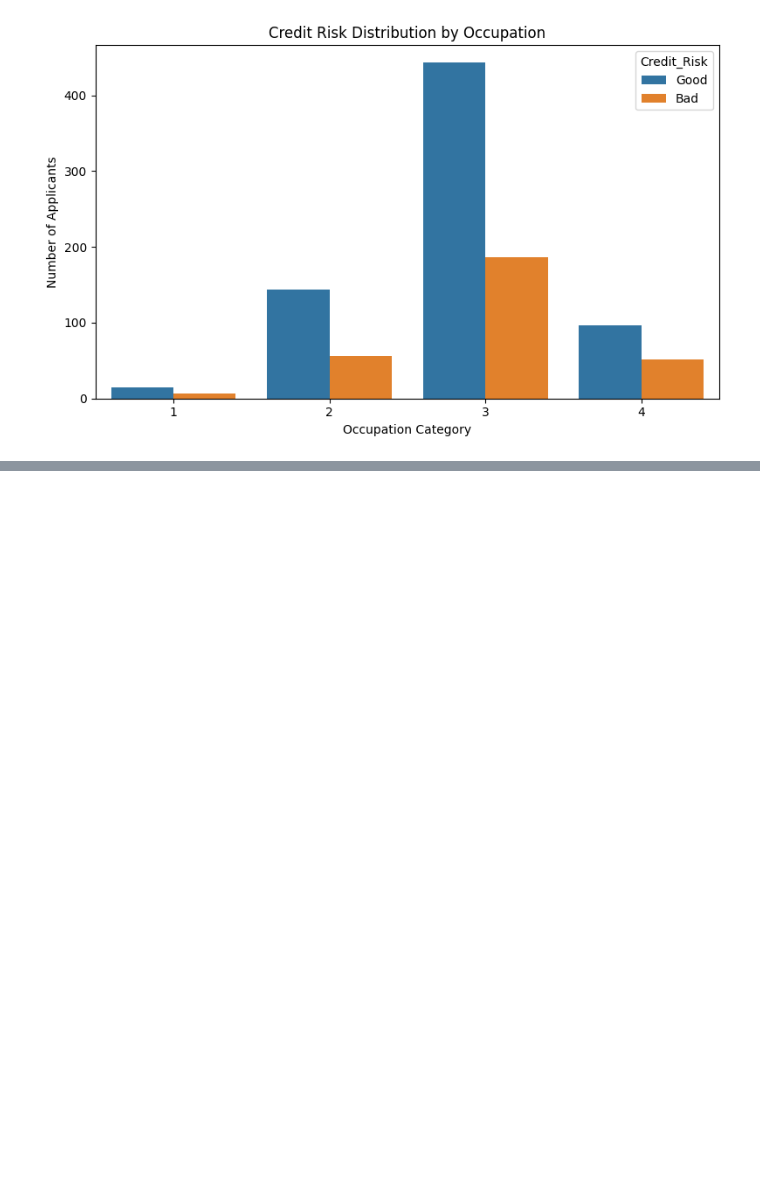
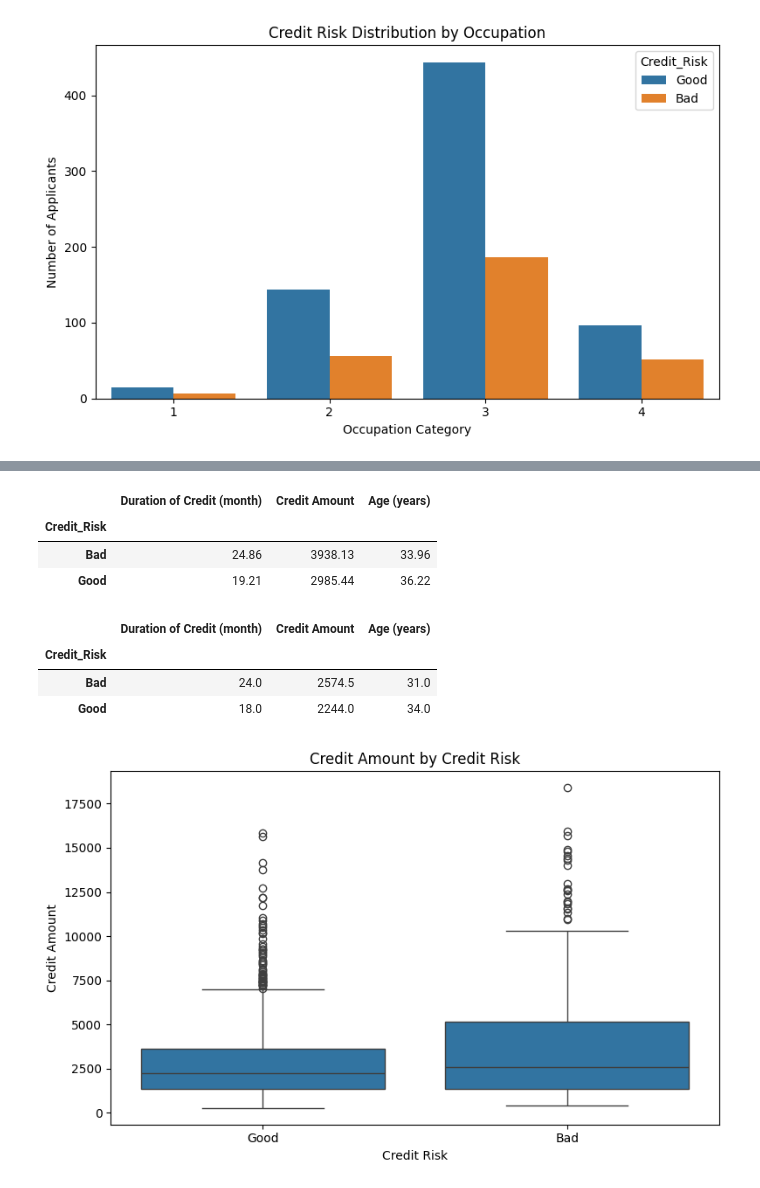
Before and after one commit to Darshh16/Credit_Risk_Analysis, a Jupyter notebook: notebooks/credit_risk_analysis.ipynb, the cells around one changed output, grey strips where cells are left out. Drawn from its saved outputs; the diff is of its cells as text; code cells hidden in the pictures; blank space fills up the shorter version.

```diff
--- a/notebooks/credit_risk_analysis.ipynb
+++ b/notebooks/credit_risk_analysis.ipynb
@@ -313,0 +393,37 @@ plt.show()
+# %%
+numerical_features = [
+    "Duration of Credit (month)",
+    "Credit Amount",
+    "Age (years)"
+]
+
+df.groupby("Credit_Risk")[numerical_features].mean().round(2)
+# %% [output]
+|  | Duration of Credit (month) | Credit Amount | Age (years) |
+| Credit_Risk |  |  |  |
+| Bad | 24.86 | 3938.13 | 33.96 |
+| Good | 19.21 | 2985.44 | 36.22 |
+# %%
+df.groupby("Credit_Risk")[numerical_features].median().round(2)
+# %% [output]
+|  | Duration of Credit (month) | Credit Amount | Age (years) |
+| Credit_Risk |  |  |  |
+| Bad | 24.0 | 2574.5 | 31.0 |
+| Good | 18.0 | 2244.0 | 34.0 |
+# %%
+plt.figure(figsize=(8, 5))
+
+sns.boxplot(
+    data=df,
+    x="Credit_Risk",
+    y="Credit Amount"
+)
+
+plt.title("Credit Amount by Credit Risk")
+plt.xlabel("Credit Risk")
+plt.ylabel("Credit Amount")
+
+plt.tight_layout()
+plt.show()
+# %% [output]
+[figure, added]
```
Also changed, not shown: parts of 31 cells of this notebook.
